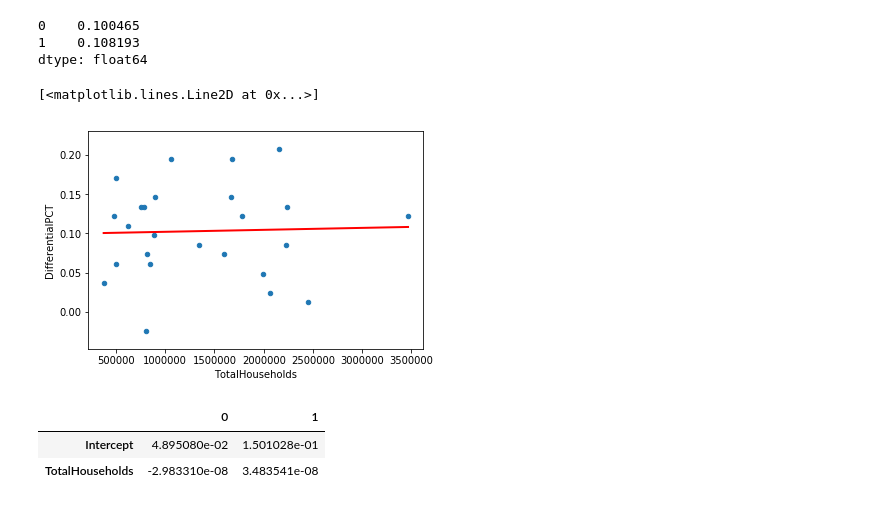
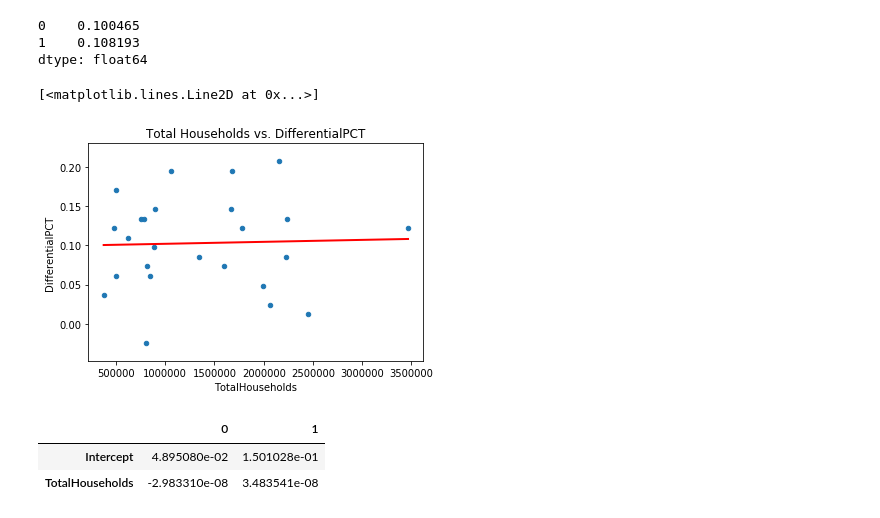
Before and after one commit to FB-Reda/HomeFieldAdvantage, a Jupyter notebook: census.ipynb, the cells around one changed output. Drawn from its saved outputs; the diff is of its cells as text; code cells hidden in the pictures.

```diff
--- a/census.ipynb
+++ b/census.ipynb
@@ -320,11 +320,11 @@ preds1
 1    0.108193
 dtype: float64
 # %%
-combined.plot(kind='scatter', x='TotalHouseholds', y='DifferentialPCT')
+combined.plot(kind='scatter', x='TotalHouseholds', y='DifferentialPCT', title="Total Households vs. DifferentialPCT")
 plt.plot(X_1, preds1, c='red', linewidth=2)
 # %% [output]
 [<matplotlib.lines.Line2D at 0x...>]
-[figure, old version]
+[figure, new version]
 # %%
 lm1.conf_int()
 # %% [output]
```
Also changed, not shown: parts of 1 cell of this notebook.
